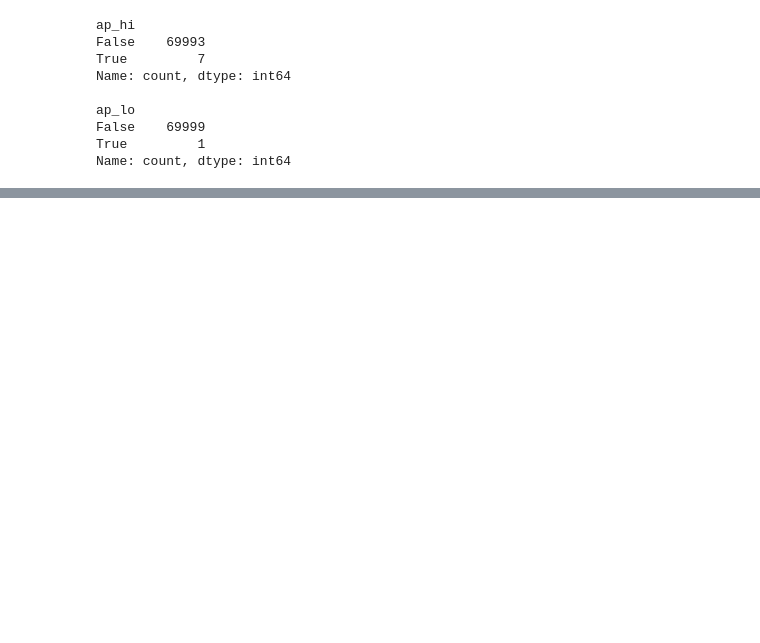
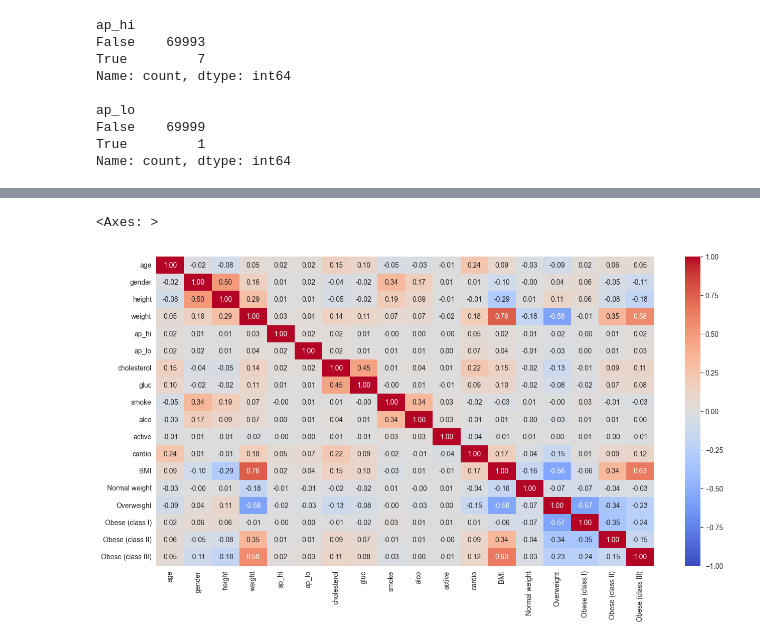
Before and after one commit to nabil0n/MachineLearning-Isak-Andersson, a Jupyter notebook: Labb/labbUppg1.ipynb, the cells around one changed output, grey strips where cells are left out. Cells and saved outputs as stored; diff of their text form; code cells hidden in the pictures; blank space fills up the shorter version.

```diff
--- a/Labb/labbUppg1.ipynb
+++ b/Labb/labbUppg1.ipynb
@@ -60,0 +103,7 @@ Name: count, dtype: int64
+# %%
+df['BMI'] = df['weight'] / (df['height'] / 100)**2
+# %%
+bmi_categories = pd.cut(df['BMI'], [-np.inf, 18.5, 24.9, 29.9, 34.9, np.inf], labels=['Normal weight', 'Overweight', 'Obese (class I)', 'Obese (class II)', 'Obese (class III)'])
+bmi_categories = pd.get_dummies(bmi_categories, drop_first=False, dtype=int)
+df = pd.concat([df, bmi_categories], axis=1)
+df.head()
@@ -60,0 +117,6 @@ Name: count, dtype: int64
+# %%
+fig, ax = plt.subplots(figsize=(16, 8))
+sns.heatmap(df.corr(), annot=True, fmt='.2f', vmin=-1, vmax=1, cmap='coolwarm')
+# %% [output]
+<Axes: >
+[figure, added]
```
Also changed, not shown: parts of 5 cells of this notebook, 1 other file.
